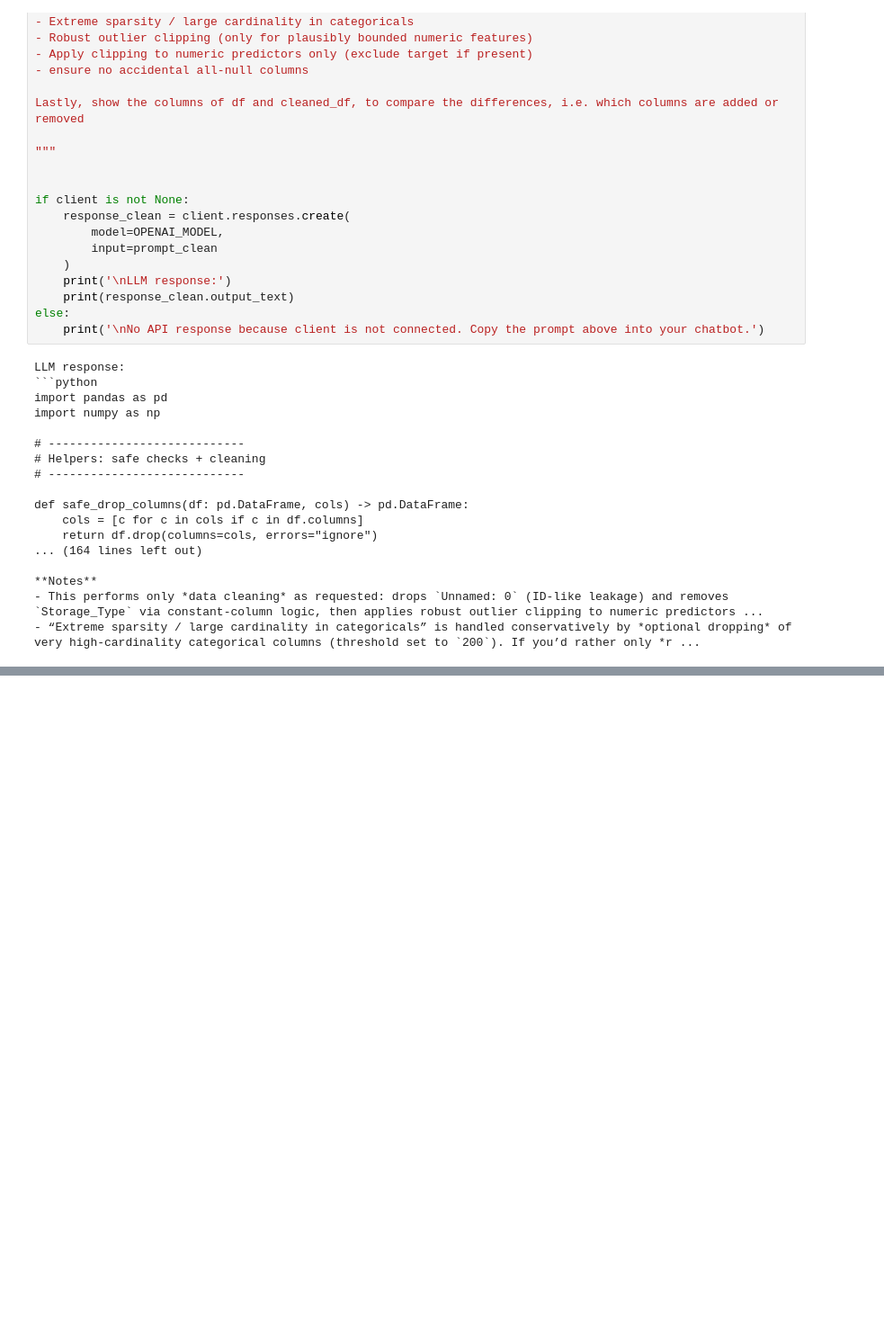
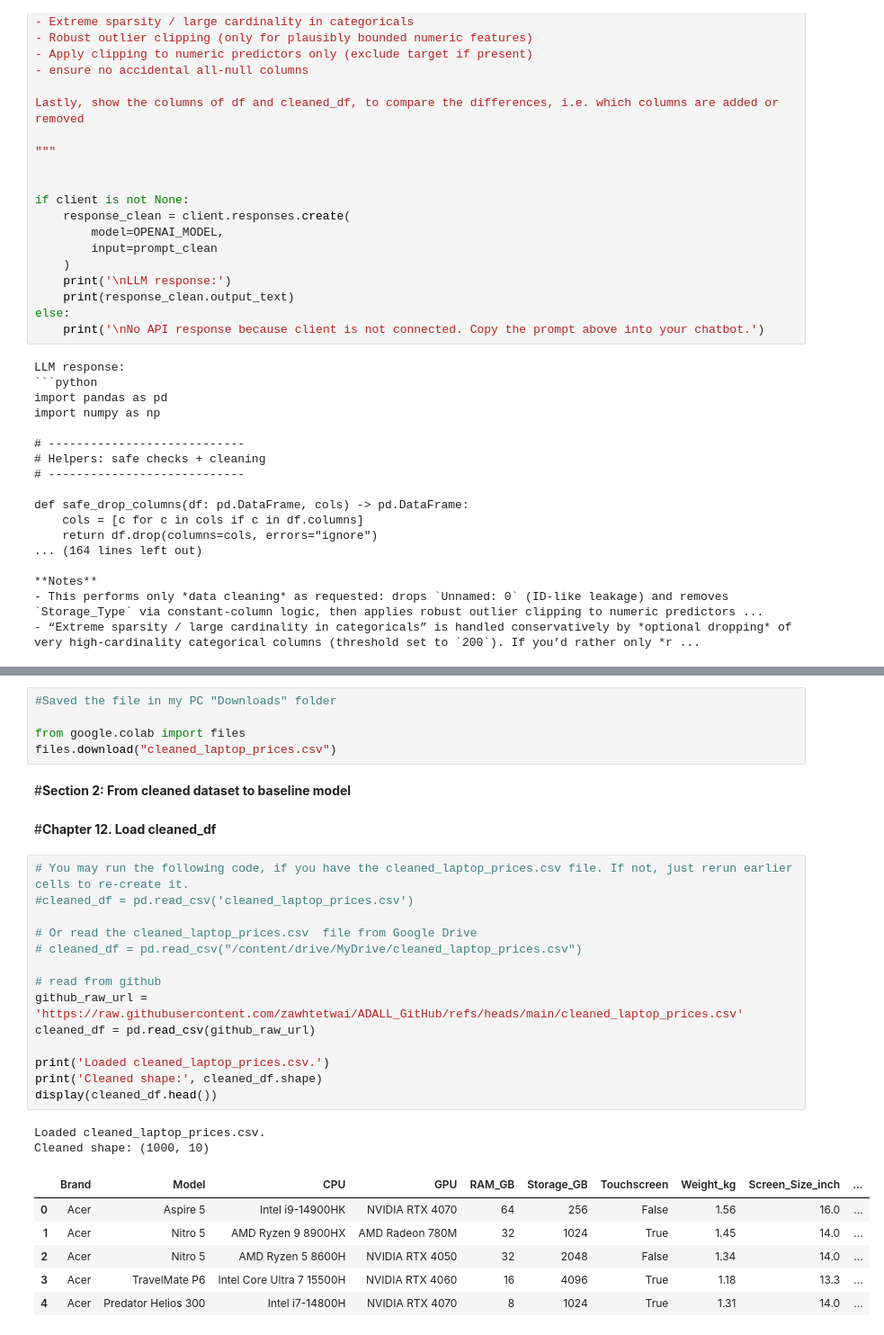
Before and after one commit to miffylim2308/ADALL_github, a Jupyter notebook: ADALL_My_Template.ipynb, the cells around one changed output, grey strips where cells are left out. Shown at 90% size. Cells and saved outputs as stored; diff of their text form; blank space fills up the shorter version.

```diff
--- a/ADALL_My_Template.ipynb
+++ b/ADALL_My_Template.ipynb
@@ -636,0 +736,32 @@ def safe_drop_columns(df: pd.DataFrame, cols) -> pd.DataFrame:
+# %%
+#Saved the file in my PC "Downloads" folder
+
+from google.colab import files
+files.download("cleaned_laptop_prices.csv")
+# %% [markdown]
+#**Section 2: From cleaned dataset to baseline model**
+# %% [markdown]
+#**Chapter 12. Load cleaned_df**
+# %%
+# You may run the following code, if you have the cleaned_laptop_prices.csv file. If not, just rerun earlier cells to re-create it.
+#cleaned_df = pd.read_csv('cleaned_laptop_prices.csv')
+
+# Or read the cleaned_laptop_prices.csv  file from Google Drive
+# cleaned_df = pd.read_csv("/content/drive/MyDrive/cleaned_laptop_prices.csv")
+
+# read from github
+github_raw_url = 'https://raw.githubusercontent.com/zawhtetwai/ADALL_GitHub/refs/heads/main/cleaned_laptop_prices.csv'
+cleaned_df = pd.read_csv(github_raw_url)
+
+print('Loaded cleaned_laptop_prices.csv.')
+print('Cleaned shape:', cleaned_df.shape)
+display(cleaned_df.head())
+# %% [output]
+Loaded cleaned_laptop_prices.csv.
+Cleaned shape: (1000, 10)
+|  | Brand | Model | CPU | GPU | RAM_GB | Storage_GB | Touchscreen | Weight_kg | Screen_Size_inch | ... |
+| 0 | Acer | Aspire 5 | Intel i9-14900HK | NVIDIA RTX 4070 | 64 | 256 | False | 1.56 | 16.0 | ... |
+| 1 | Acer | Nitro 5 | AMD Ryzen 9 8900HX | AMD Radeon 780M | 32 | 1024 | True | 1.45 | 14.0 | ... |
+| 2 | Acer | Nitro 5 | AMD Ryzen 5 8600H | NVIDIA RTX 4050 | 32 | 2048 | False | 1.34 | 14.0 | ... |
+| 3 | Acer | TravelMate P6 | Intel Core Ultra 7 15500H | NVIDIA RTX 4060 | 16 | 4096 | True | 1.18 | 13.3 | ... |
+| 4 | Acer | Predator Helios 300 | Intel i7-14800H | NVIDIA RTX 4070 | 8 | 1024 | True | 1.31 | 14.0 | ... |
```
Also changed, not shown: parts of 22 cells of this notebook.
